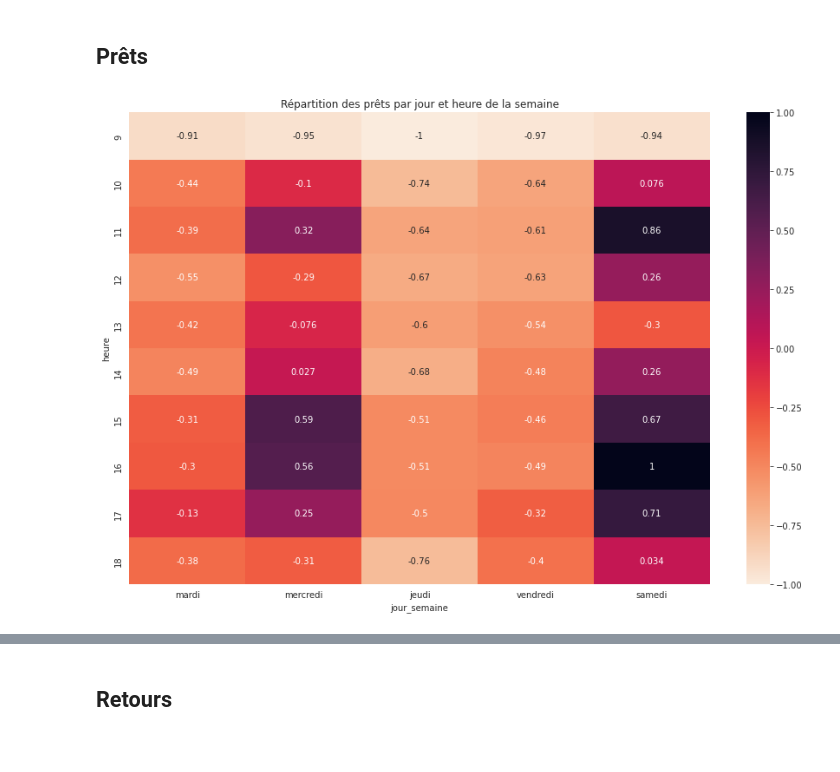
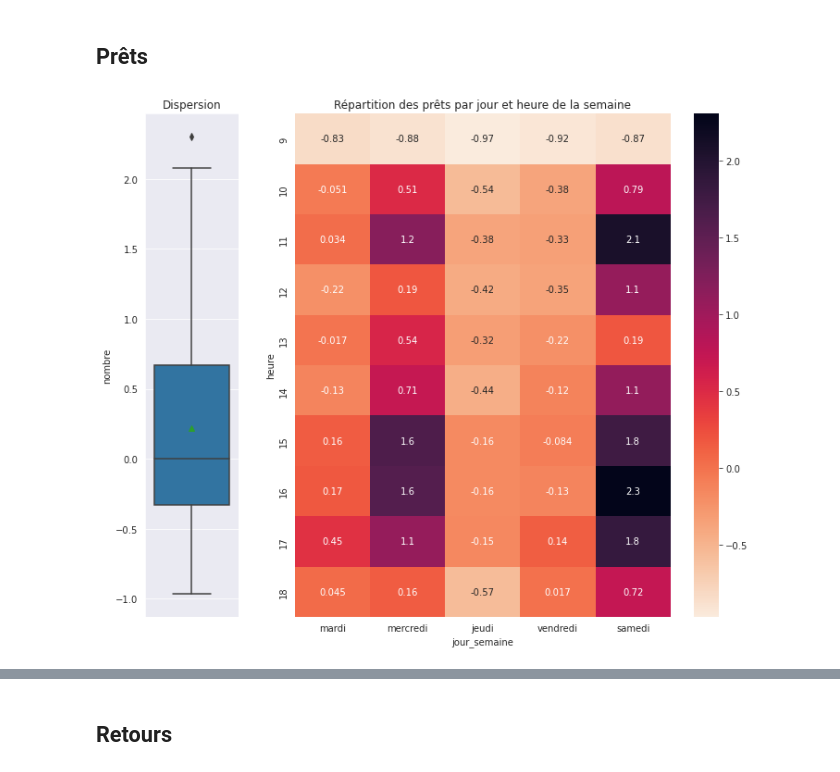
Before and after one commit to ragbx/kibini2, a Jupyter notebook: kibini/notebook_synthese.ipynb, the cells around one changed output, grey strips where cells are left out. Cells and saved outputs as stored; diff of their text form; code cells hidden in the pictures.

```diff
--- a/kibini/notebook_synthese.ipynb
+++ b/kibini/notebook_synthese.ipynb
@@ -25,16 +25,21 @@ class StatActivite():
             self.semaines = kwargs.get('semaines')
         else:
             raise Exception("Manque l'argument 'semaines'.")
+        if 'inscriptions' in kwargs:
+            self.inscriptions = kwargs.get('inscriptions')
+        else:
+            self.inscriptions = False
 
         self.df = pd.read_sql(self.query, con=self.db_conn)
         self.df['date_heure'] = pd.to_datetime(self.df['date_heure'])
         self.df['date'] = self.df['date_heure'].dt.date
-        self.df['heure'] = self.df['date_heure'].dt.hour
         self.df['semaine'] = self.df['date_heure'].dt.year.astype(str) + "-" + self.df['date_heure'].dt.isocalendar().week.astype(str)
         self.df['jour_semaine'] = self.df['date_heure'].dt.weekday
-        self.df = self.df[(self.df['heure'] >= 9) & (self.df['heure'] < 19)]
         self.df = self.df[~(self.df['jour_semaine'] == 6)]
         self.df = self.df[~(self.df['jour_semaine'] == 0)]
+        if self.inscriptions == False:
+            self.df['heure'] = self.df['date_heure'].dt.hour
+            self.df = self.df[(self.df['heure'] >= 9) & (self.df['heure'] < 19)]
 
         self.df = self.df[self.df['semaine'].isin(self.semaines)]
 
@@ -42,15 +47,23 @@ class StatActivite():
             self.df['nombre'] = 1
 
     def get_df_semaine_activite(self, rescale=False):
-        self.df_semaine_activite = self.df.groupby(['semaine', 'jour_semaine', 'heure'])['nombre'].sum().to_frame().reset_index()
-        self.df_semaine_activite = self.df_semaine_activite.groupby(['jour_semaine', 'heure'])['nombre'].median().to_frame().reset_index()
+        if self.inscriptions == False:
+            self.df_semaine_activite_ = self.df.groupby(['semaine', 'jour_semaine', 'heure'])['nombre'].sum().to_frame().reset_index()
+            self.df_semaine_activite = self.df_semaine_activite_.groupby(['jour_semaine', 'heure'])['nombre'].median().to_frame().reset_index()
+        else:
+            self.df_semaine_activite_ = self.df.groupby(['semaine', 'jour_semaine'])['nombre'].sum().to_frame().reset_index()
+            self.df_semaine_activite = self.df_semaine_activite_.groupby(['jour_semaine'])['nombre'].median().to_frame().reset_index()
         if rescale:
             to_rescale = self.df_semaine_activite[['nombre']]
-            scaler = MinMaxScaler(feature_range=(-1, 1))
+            #scaler = MinMaxScaler(feature_range=(0, 1))
+            scaler = RobustScaler()
             scaler.fit(to_rescale)
             to_rescale = scaler.transform(to_rescale)
             self.df_semaine_activite['nombre'] = to_rescale
-        self.df_semaine_activite_pivot = pd.pivot_table(self.df_semaine_activite, values='nombre', index='heure', columns='jour_semaine', aggfunc='mean')
+        if self.inscriptions == False:
+            self.df_semaine_activite_pivot = pd.pivot_table(self.df_semaine_activite, values='nombre', index='heure', columns='jour_semaine', aggfunc='mean')
+        else:
+            self.df_semaine_activite_pivot = pd.pivot_table(self.df_semaine_activite, values='nombre', columns='jour_semaine', aggfunc='mean')
         jours = {0: "lundi", 1:"mardi", 2:"mercredi", 3:"jeudi", 4:"vendredi", 5:"samedi", 6:"dimanche"}
         for j in self.df_semaine_activite_pivot.columns:
             self.df_semaine_activite_pivot = self.df_semaine_activite_pivot.rename(columns={ j: jours[j] })
@@ -86,15 +109,17 @@ f.show()
 # %%
 query = """
 SELECT issuedate as date_heure, borrowernumber as usager
 FROM stat_issues
 WHERE DATE(issuedate) >= '2022-01-01' AND location NOT IN ('MED0A', 'BUS1A')
 """
 
 prets = StatActivite(db_conn=db_conn, query=query, semaines=semaines_scolaires)
-prets.get_df_semaine_mediane(rescale=True)
-f, ax = plt.subplots(figsize=(15, 10))
-sns.heatmap(prets.df_semaine_mediane, cmap='rocket_r', annot=True, ax=ax)
-ax.set_title("Répartition des prêts par jour et heure de la semaine")
+prets.get_df_semaine_activite(rescale=True)
+f, ax = plt.subplots(1, 2, figsize=(12, 10), gridspec_kw={'width_ratios': [1, 5]})
+sns.boxplot(data = prets.df_semaine_activite, y = 'nombre', ax=ax[0], orient = 'v', showmeans=True)
+ax[0].set_title("Dispersion")
+sns.heatmap(prets.df_semaine_activite_pivot, cmap='rocket_r', annot=True, ax=ax[1]) #fmt='g',
+ax[1].set_title("Répartition des prêts par jour et heure de la semaine")
 f.show()
 # %% [output]
-[figure, old version]
+[figure, new version]
```
Also changed, not shown: parts of 21 cells of this notebook.
